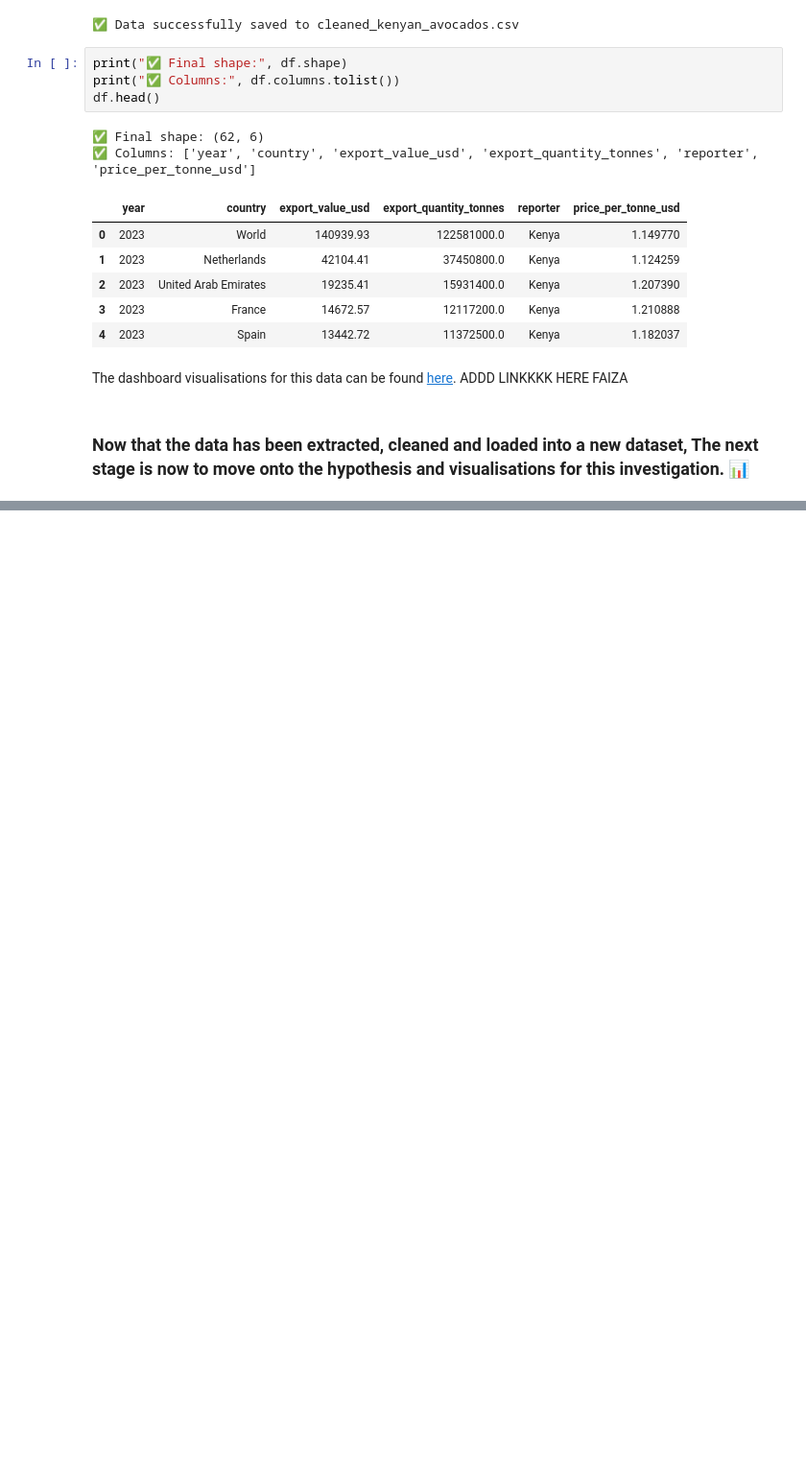
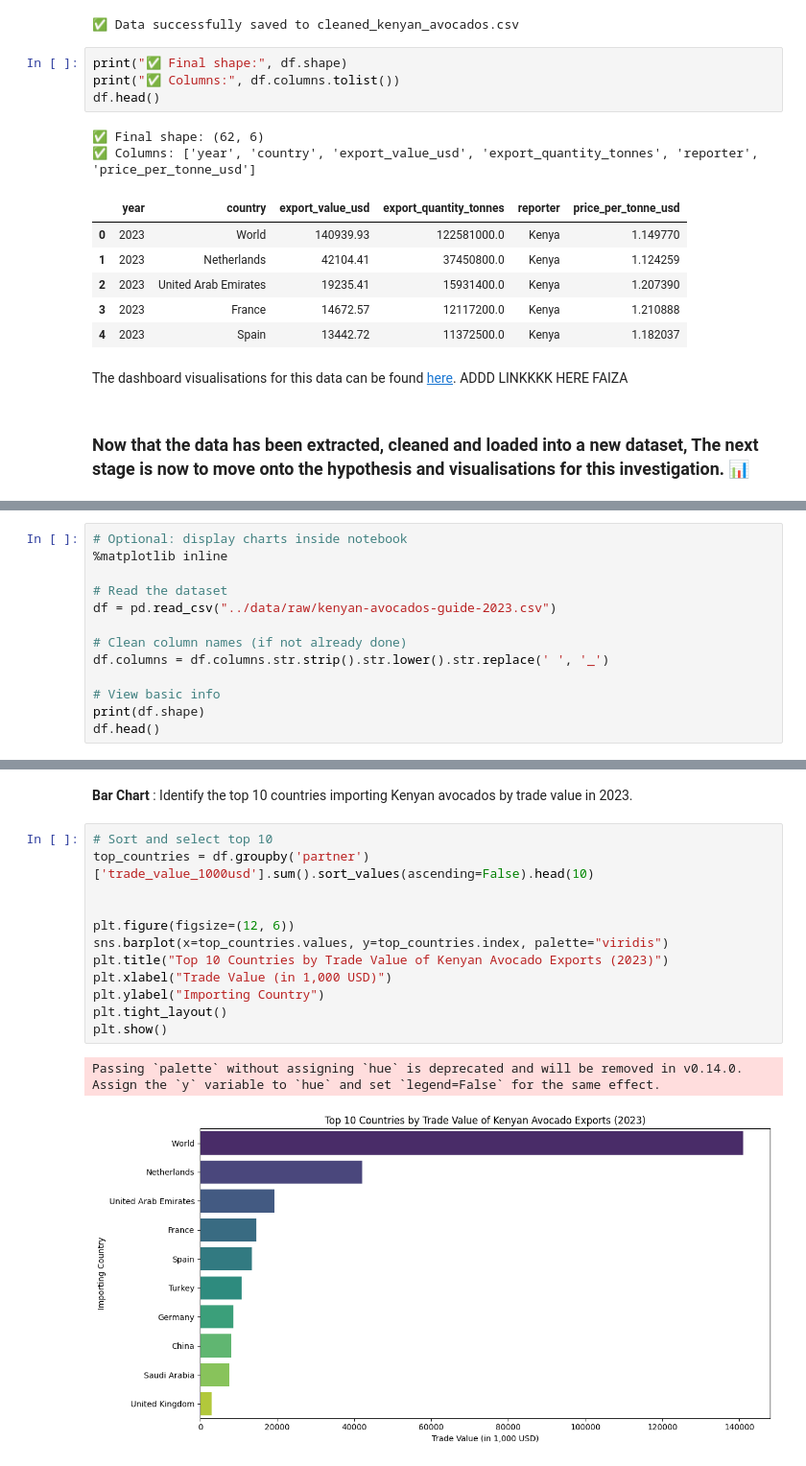
Before and after one commit to Fazestar01/Avocado-Exports-from-Kenya, a Jupyter notebook: jupyter_notebooks/kenyan-avocado-investigation.ipynb, the cells around one changed output, grey strips where cells are left out. Shown at 96% size. Cells and saved outputs as stored; diff of their text form; blank space fills up the shorter version.

Commit message:
{visualisation complete}

```diff
--- a/jupyter_notebooks/kenyan-avocado-investigation.ipynb
+++ b/jupyter_notebooks/kenyan-avocado-investigation.ipynb
@@ -156,0 +176,13 @@ The dashboard visualisations for this data can be found [here](https://public.ta
+# %%
+# Optional: display charts inside notebook
+%matplotlib inline
+
+# Read the dataset
+df = pd.read_csv("../data/raw/kenyan-avocados-guide-2023.csv")
+
+# Clean column names (if not already done)
+df.columns = df.columns.str.strip().str.lower().str.replace(' ', '_')
+
+# View basic info
+print(df.shape)
+df.head()
@@ -156,0 +203,17 @@ The dashboard visualisations for this data can be found [here](https://public.ta
+# %% [markdown]
+**Bar Chart**  : Identify the top 10 countries importing Kenyan avocados by trade value in 2023.
+# %%
+# Sort and select top 10
+top_countries = df.groupby('partner')['trade_value_1000usd'].sum().sort_values(ascending=False).head(10)
+
+
+plt.figure(figsize=(12, 6))
+sns.barplot(x=top_countries.values, y=top_countries.index, palette="viridis")
+plt.title("Top 10 Countries by Trade Value of Kenyan Avocado Exports (2023)")
+plt.xlabel("Trade Value (in 1,000 USD)")
+plt.ylabel("Importing Country")
+plt.tight_layout()
+plt.show()
+# %% [output]
+Passing `palette` without assigning `hue` is deprecated and will be removed in v0.14.0. Assign the `y` variable to `hue` and set `legend=False` for the same effect.
+[figure, added]
```
Also changed, not shown: parts of 13 cells of this notebook.
